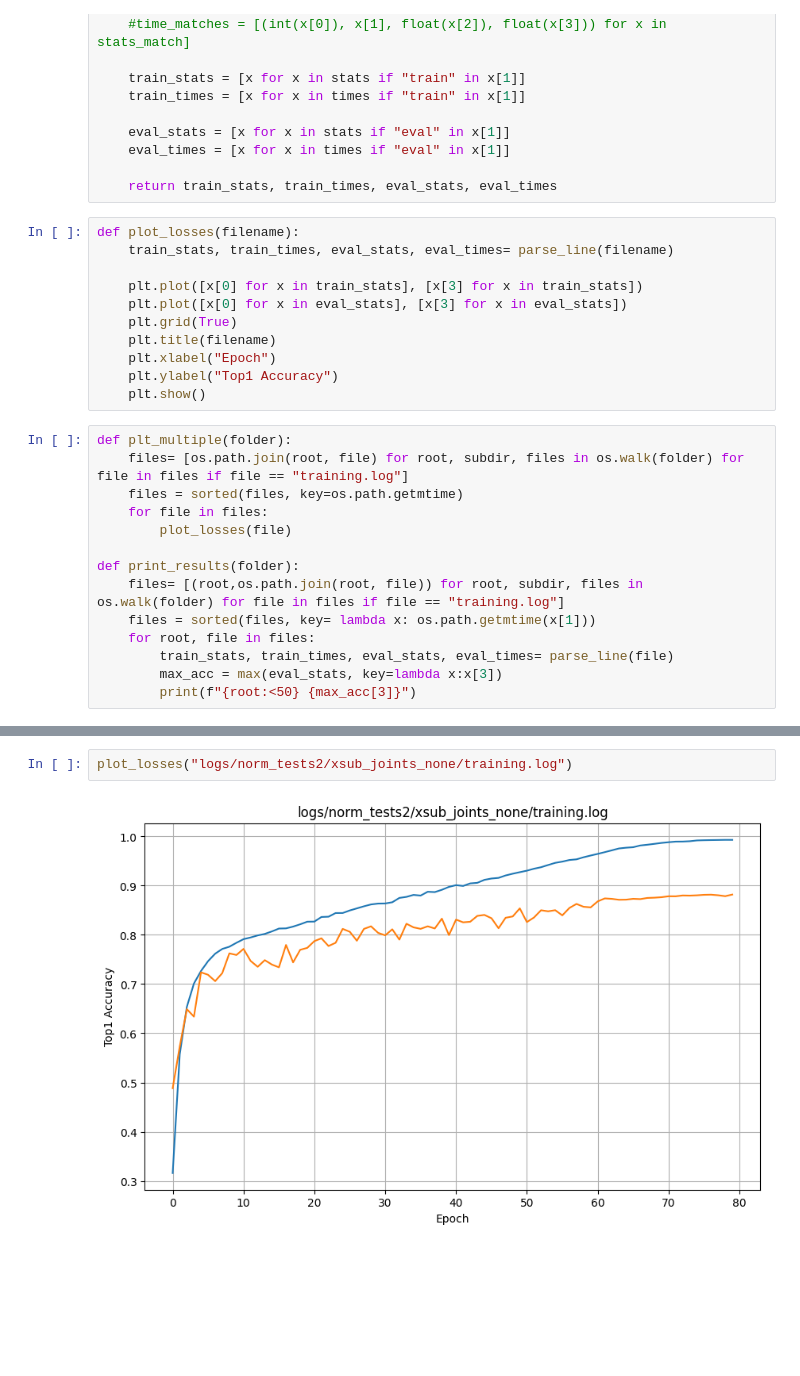
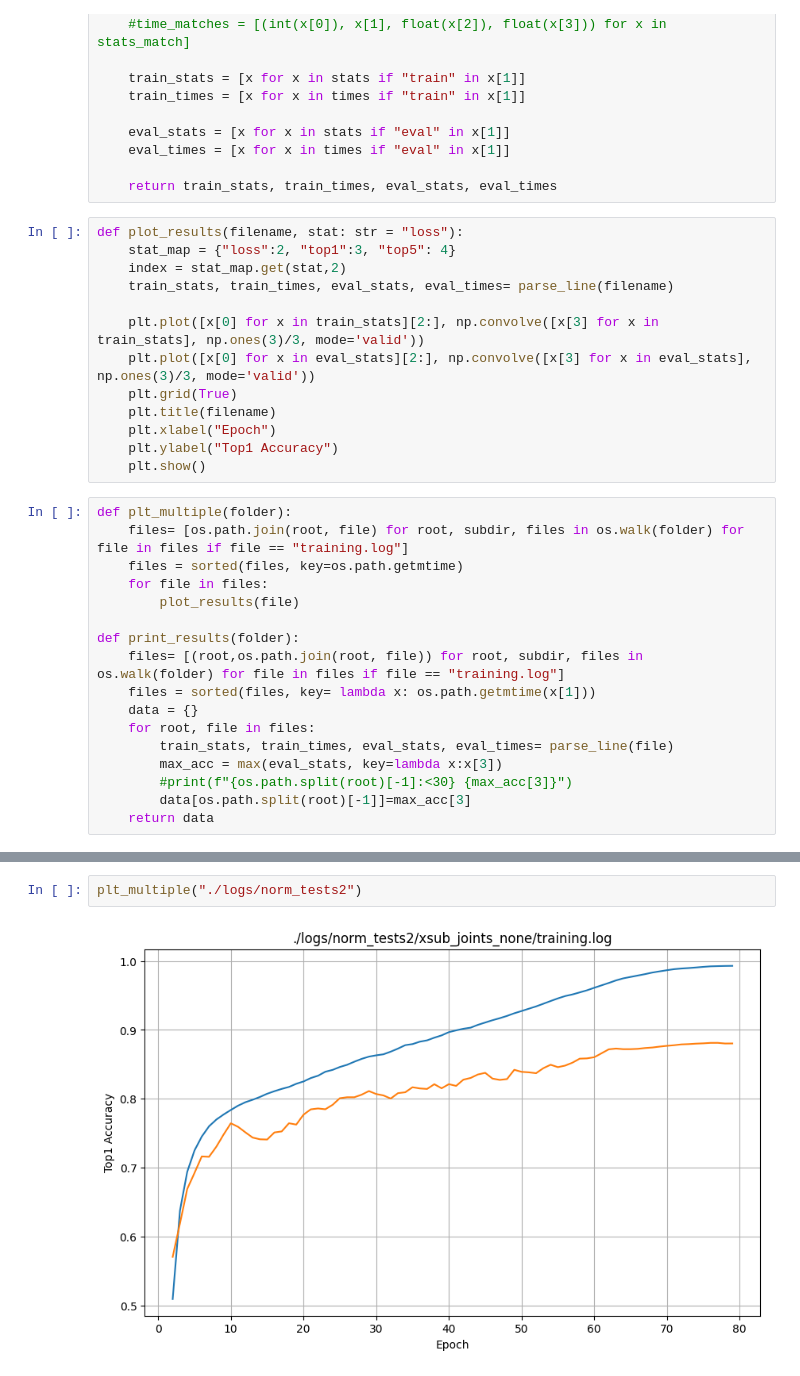
Before and after one commit to BarnyK/SkeletonActionClassification, a Jupyter notebook: source/training_graphs.ipynb, the cells around one changed output, grey strips where cells are left out. Drawn from its saved outputs; the diff is of its cells as text; blank space fills up the shorter version.

```diff
--- a/source/training_graphs.ipynb
+++ b/source/training_graphs.ipynb
@@ -30,11 +30,13 @@ def parse_line(filename):
 
     return train_stats, train_times, eval_stats, eval_times
 # %%
-def plot_losses(filename):
+def plot_results(filename, stat: str = "loss"):
+    stat_map = {"loss":2, "top1":3, "top5": 4}
+    index = stat_map.get(stat,2)
     train_stats, train_times, eval_stats, eval_times= parse_line(filename)
 
-    plt.plot([x[0] for x in train_stats], [x[3] for x in train_stats])
-    plt.plot([x[0] for x in eval_stats], [x[3] for x in eval_stats])
+    plt.plot([x[0] for x in train_stats][2:], np.convolve([x[3] for x in train_stats], np.ones(3)/3, mode='valid'))
+    plt.plot([x[0] for x in eval_stats][2:], np.convolve([x[3] for x in eval_stats], np.ones(3)/3, mode='valid'))
     plt.grid(True)
     plt.title(filename)
     plt.xlabel("Epoch")
@@ -45,12 +47,15 @@ def plt_multiple(folder):
     files= [os.path.join(root, file) for root, subdir, files in os.walk(folder) for file in files if file == "training.log"]
     files = sorted(files, key=os.path.getmtime)
     for file in files:
-        plot_losses(file)
+        plot_results(file)
 
 def print_results(folder):
     files= [(root,os.path.join(root, file)) for root, subdir, files in os.walk(folder) for file in files if file == "training.log"]
     files = sorted(files, key= lambda x: os.path.getmtime(x[1]))
+    data = {}
     for root, file in files:
         train_stats, train_times, eval_stats, eval_times= parse_line(file)
         max_acc = max(eval_stats, key=lambda x:x[3])
-        print(f"{root:<50} {max_acc[3]}")
+        #print(f"{os.path.split(root)[-1]:<30} {max_acc[3]}")
+        data[os.path.split(root)[-1]]=max_acc[3]
+    return data
@@ -77,4 +104,4 @@ plt_multiple("./logs/norm_tests2")
 # %%
-plot_losses("logs/norm_tests2/xsub_joints_none/training.log")
+plt_multiple("./logs/norm_tests2")
 # %% [output]
-[figure, old version]
+[figure, new version]
```
Also changed, not shown: parts of 12 cells of this notebook, 5 other files.
